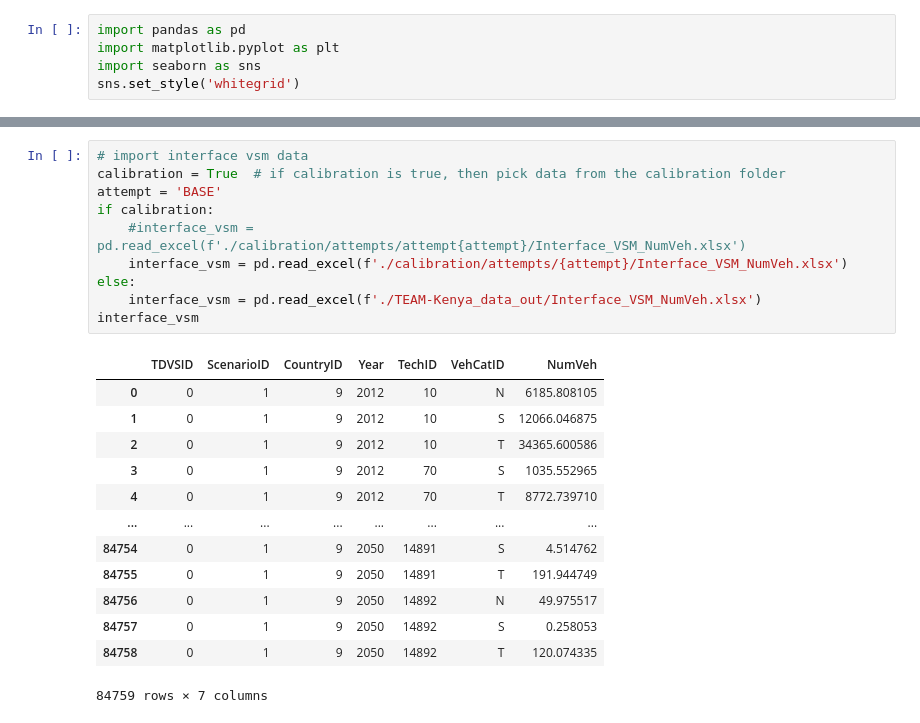
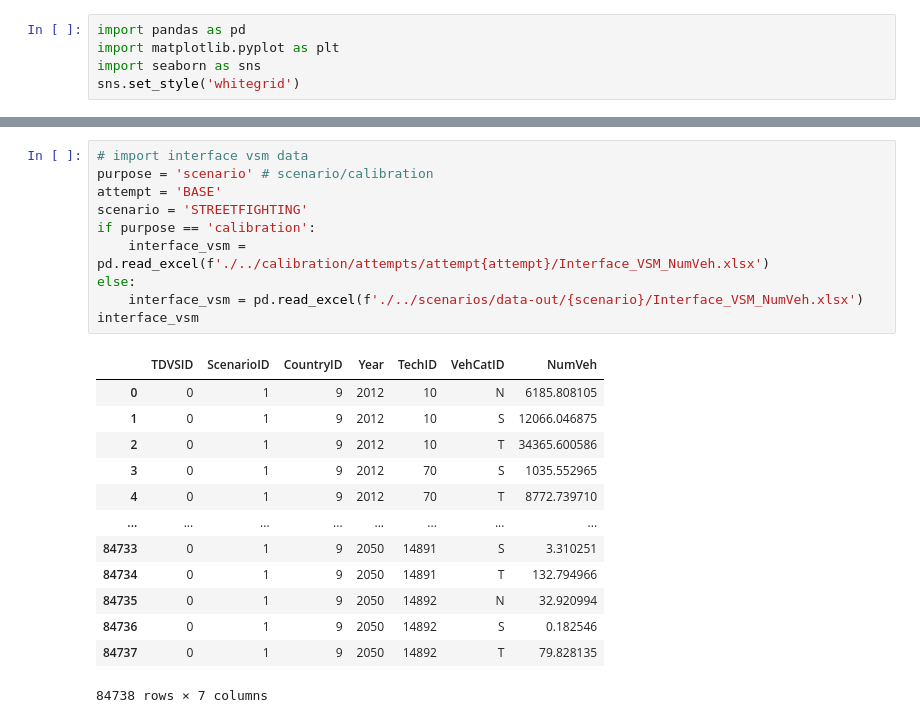
Before and after one commit to jamesjhdixon/TEAM-Kenya, a Jupyter notebook: plots/plot_vehicle_fleet_data.ipynb, the cells around one changed output, grey strips where cells are left out. Drawn from its saved outputs; the diff is of its cells as text.

Commit message:
scenario dev

```diff
--- a/plots/plot_vehicle_fleet_data.ipynb
+++ b/plots/plot_vehicle_fleet_data.ipynb
@@ -25,28 +25,28 @@ technology
 2246 rows × 19 columns
 # %%
 # import interface vsm data
-calibration = True  # if calibration is true, then pick data from the calibration folder
+purpose = 'scenario' # scenario/calibration
 attempt = 'BASE'
-if calibration:
-    #interface_vsm = pd.read_excel(f'./calibration/attempts/attempt{attempt}/Interface_VSM_NumVeh.xlsx')
-    interface_vsm = pd.read_excel(f'./calibration/attempts/{attempt}/Interface_VSM_NumVeh.xlsx')
+scenario = 'STREETFIGHTING'
+if purpose == 'calibration':
+    interface_vsm = pd.read_excel(f'./../calibration/attempts/attempt{attempt}/Interface_VSM_NumVeh.xlsx')
 else:
-    interface_vsm = pd.read_excel(f'./TEAM-Kenya_data_out/Interface_VSM_NumVeh.xlsx')
+    interface_vsm = pd.read_excel(f'./../scenarios/data-out/{scenario}/Interface_VSM_NumVeh.xlsx')
 interface_vsm
 # %% [output]
 |  | TDVSID | ScenarioID | CountryID | Year | TechID | VehCatID | NumVeh |
 | 0 | 0 | 1 | 9 | 2012 | 10 | N | 6185.808105 |
 | 1 | 0 | 1 | 9 | 2012 | 10 | S | 12066.046875 |
 | 2 | 0 | 1 | 9 | 2012 | 10 | T | 34365.600586 |
 | 3 | 0 | 1 | 9 | 2012 | 70 | S | 1035.552965 |
 | 4 | 0 | 1 | 9 | 2012 | 70 | T | 8772.739710 |
 | ... | ... | ... | ... | ... | ... | ... | ... |
-| 84754 | 0 | 1 | 9 | 2050 | 14891 | S | 4.514762 |
-| 84755 | 0 | 1 | 9 | 2050 | 14891 | T | 191.944749 |
-| 84756 | 0 | 1 | 9 | 2050 | 14892 | N | 49.975517 |
-| 84757 | 0 | 1 | 9 | 2050 | 14892 | S | 0.258053 |
-| 84758 | 0 | 1 | 9 | 2050 | 14892 | T | 120.074335 |
+| 84733 | 0 | 1 | 9 | 2050 | 14891 | S | 3.310251 |
+| 84734 | 0 | 1 | 9 | 2050 | 14891 | T | 132.794966 |
+| 84735 | 0 | 1 | 9 | 2050 | 14892 | N | 32.920994 |
+| 84736 | 0 | 1 | 9 | 2050 | 14892 | S | 0.182546 |
+| 84737 | 0 | 1 | 9 | 2050 | 14892 | T | 79.828135 |
-84759 rows × 7 columns
+84738 rows × 7 columns
 # %%
 # validation
 
```
Also changed, not shown: parts of 5 cells of this notebook, 57 other files.
